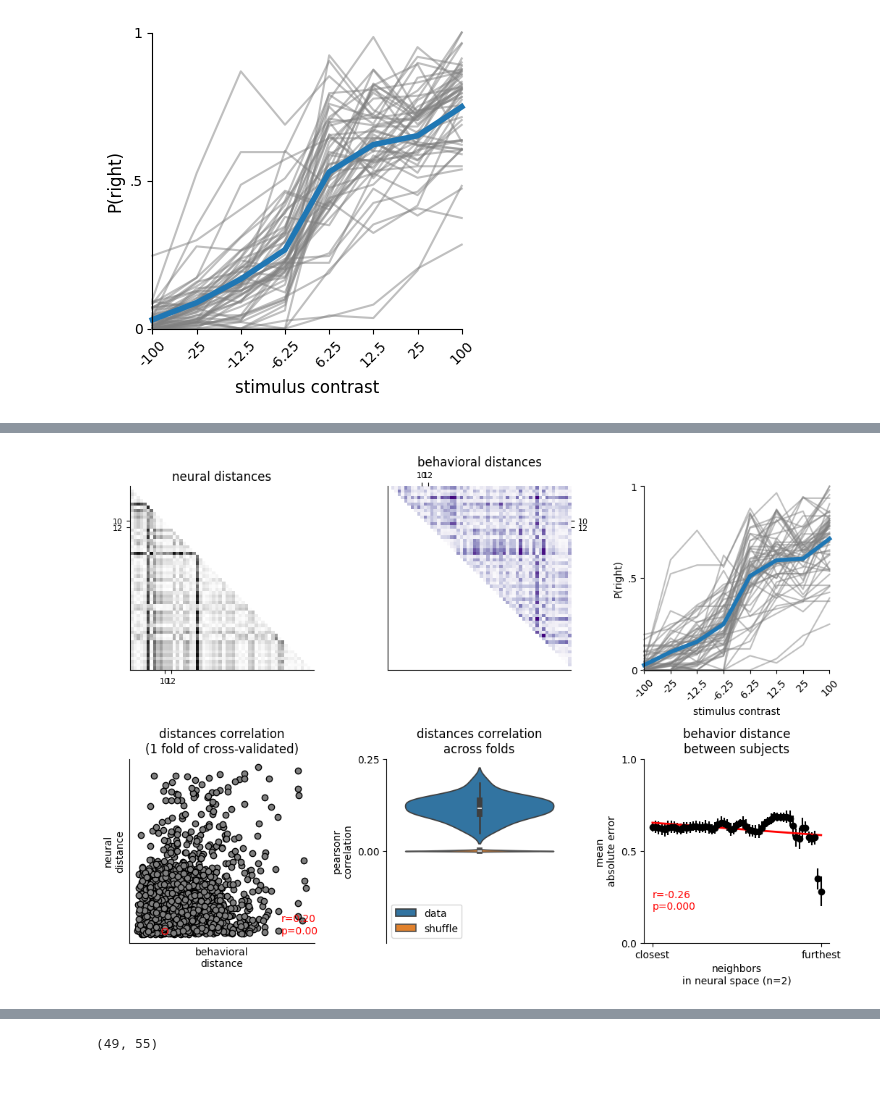
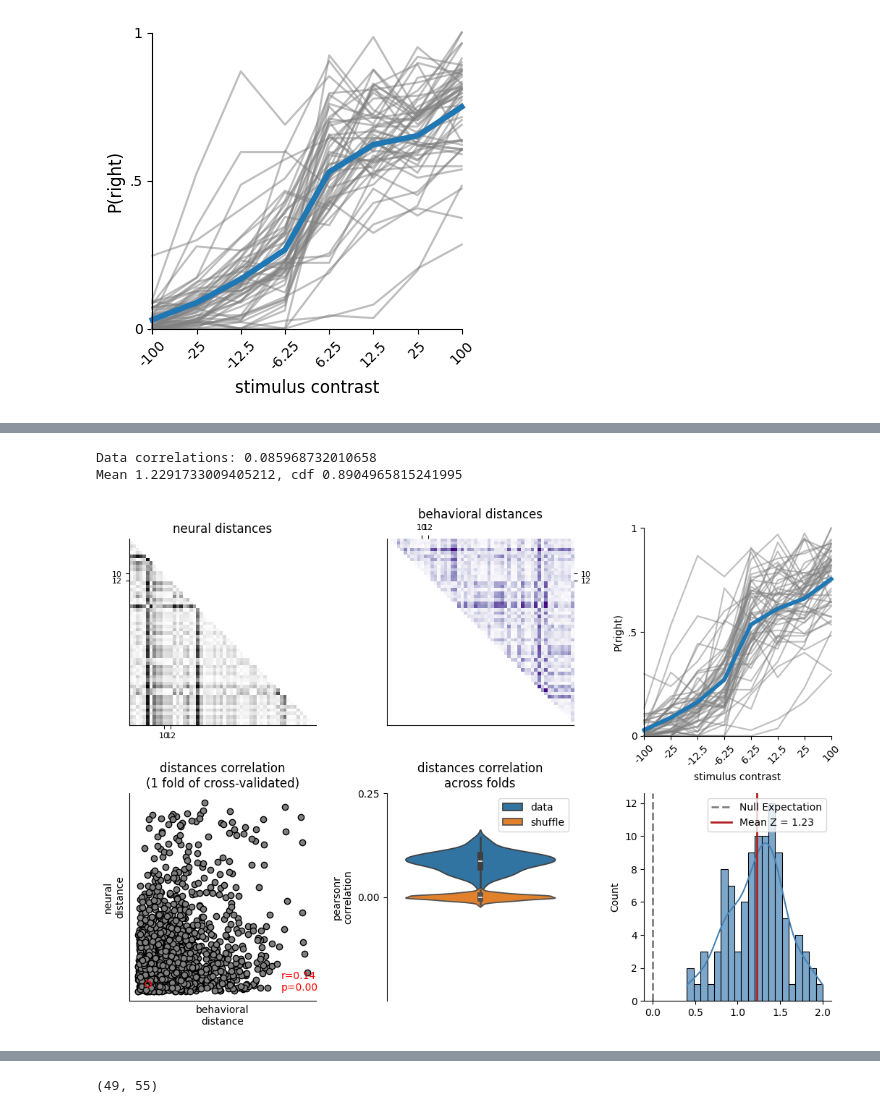
Before and after one commit to brunaafl/ShapeMetrics, a Jupyter notebook: ibl_analyses/notebooks/shape_metrics_figure.ipynb, the cells around one changed output, grey strips where cells are left out. Saved outputs shown, nothing was run; the diff lists cells and outputs as text; code cells hidden in the pictures; blank space fills up the shorter version.

Commit message:
Fixing some plot bugs + data directory name

```diff
--- a/ibl_analyses/notebooks/shape_metrics_figure.ipynb
+++ b/ibl_analyses/notebooks/shape_metrics_figure.ipynb
@@ -482,7 +478,7 @@ ys, cs = train_data_folds[0]
 # %%
 # Relaxing also the number of folds and shuffles
-n_folds = 50
-n_shuffles = 250
+n_folds = 100
+n_shuffles = 500
 
 all_c_corrs = []
 all_zscores = []
@@ -490,13 +486,6 @@ all_preds_top = []
 
 all_dist_neural = []
 all_dist_cc = []
-
-# new lists to save additional tests
-all_mantel = []              # list of [r, p, perm_rs]
-all_knn_jaccard = []         # list of dicts k->per-subject overlaps
-all_knn_jaccard_mean = []    # list of dicts k->mean overlap
-all_local_rank = []          # per-subject Spearman rs
-all_knn_mean_rank = []       # per-subject normalized mean ranks
 
 neurons_test=[]
 
@@ -517,7 +506,7 @@ for fold in tqdm.trange(n_folds):
 
     r,_ = sts.pearsonr(flat_dist_cc,flat_dist_neural)
     W = 10
-    preds_top = get_kneigh_decreasing(dist_neural,cs,S, W=W)
+    preds_top = get_kneigh_decreasing(dist_neural,cs,S)
 
     all_preds_top.append(preds_top)
 
@@ -570,10 +561,12 @@ dist_neural = all_dist_neural[np.argmax(data_corrs)].copy()
 dist_cc = all_dist_cc[np.argmax(data_corrs)].copy()
 
 # for plotting
+dist_neural = np.asarray(dist_neural, dtype=float)
+dist_cc = np.asarray(dist_cc, dtype=float)
 dist_neural_ = dist_neural.copy()
 dist_cc_ = dist_cc.copy()
-dist_neural_[np.triu_indices(dist_neural.shape[0],0)] = np.nan
-dist_cc_[np.tril_indices(dist_neural.shape[0],0)] = np.nan
+dist_neural_[np.triu_indices(dist_neural.shape[0], 0)] = np.nan
+dist_cc_[np.tril_indices(dist_neural.shape[0], 0)] = np.nan
 # %% [markdown]
 ### No cross validation
 # %%
@@ -1252,44 +1261,70 @@ axes[3].scatter(dist_cc[examples_idx,:][:,examples_idx][np.triu_indices(len(exam
                 dist_neural[examples_idx,:][:,examples_idx][np.triu_indices(len(examples_idx),1)].flatten(),facecolors='none', edgecolors='red',zorder=10)
 
 axes[4].set_title("distances correlation\nacross folds")
-data_corrs = np.array(all_c_corrs, dtype=object)[:,0]
+data_corrs = np.array(all_c_corrs[:, 0])
+#shuffle_corrs = np.array([np.mean(c) for c in all_c_corrs[:, 1]])
+shuffle_corrs = np.array([c for c in all_c_corrs[:, 1]]).mean(axis=0)
 low, high = np.percentile(data_corrs,[2.5,97.5])
-
-shuffle_corrs = np.array(all_c_corrs, dtype=object)[:,1].mean()
 
 sns.violinplot(data_corrs,label="data",ax=axes[4])
 sns.violinplot(shuffle_corrs,label="shuffle",ax=axes[4],clip_on=False)
 axes[4].legend()
 axes[4].set_ylabel("pearsonr\ncorrelation")
 #axes[4].text(0.1,0.02,"low={:.2f}\n high={:.3f}".format(low,high),color='r')
 axes[4].set_yticks([0,0.25])
 axes[4].set_ylim(-0.25,0.25)
 axes[4].set_xticks([])
 
+from scipy.stats import norm
+r = np.array(all_c_corrs[:, 0])
+print(f'Data correlations: {data_corrs.mean()}')
+null_means = np.array([np.mean(c) for c in all_c_corrs[:, 1]])
+null_stds = np.array([np.std(c) for c in all_c_corrs[:, 1]])
+
+# Calculate Z-scores
+z = (r - null_means) / null_stds
+
+print(f'Mean {z.mean()}, cdf {norm.cdf(z.mean())}')
+
+sns.histplot(
+    z,
+    bins=20,
+    kde=True,
+    color="steelblue",
+    edgecolor="black",
+    alpha=0.7,
+    ax=axes[5]
+)
+axes[5].axvline(0, color='gray', linestyle='--', linewidth=2, label='Null Expectation')
+axes[5].axvline(np.mean(z), color='firebrick', linestyle='-', linewidth=2, label=f'Mean Z = {np.mean(z):.2f}')
+axes[5].legend(frameon=True, facecolor='white')
 
 ## Here, for the distance between the subject and its neighbors, I compute the mean absolute error instead of the correlation
 # So, now, the regression should have a positive value since the more similar the neighbors are, the smaller the distance should be
-_ids = list(range(S-W+1))*np.shape(all_preds_top)[0]
+"""
+_ids = list(range(S+1))*np.shape(all_preds_top)[0]
 
 r=sts.linregress(_ids,np.nanmean(all_preds_top,2).reshape(-1))
-num_sess = dist_neural_.shape[0]-W+1
+num_sess = dist_neural_.shape[0]+1
 plt.errorbar(range(num_sess),np.nanmean(np.nanmean(all_preds_top,2),0),np.std(np.nanmean(all_preds_top,2),0),fmt='o',color='black',clip_on=False)
 axes[5].set_title("behavior distance\nbetween subjects")
 
 axes[5].text(0,0.18,"r={:.2f}\np={:.3f}".format(r.rvalue,r.pvalue),color='r')
 axes[5].set_ylabel("mean \nabsolute error")
 axes[5].set_yticks([0,0.5,1])
-axes[5].set_xticks([0,S-W],["closest","furthest"])
+axes[5].set_xticks([0,S],["closest","furthest"])
 
 axes[5].set_xlabel("neighbors\nin neural space (n=2)")
 axes[5].set_ylim(0,1)
 # plot regression line on top of the data using the slope and intercept
 axes[5].plot(range(num_sess)*r.slope+r.intercept,"r-",lw=2)
-
+"""
 fig.tight_layout()
 sns.despine()
 sns.despine(ax=axes[4],bottom=True)
 
 #plt.savefig("IBL_figure_response.svg",dpi=300)
 # %% [output]
+Data correlations: 0.085968732010658
+Mean 1.2291733009405212, cdf 0.8904965815241995
-[figure, old version]
+[figure, new version]
```
Also changed, not shown: parts of 14 cells of this notebook, 2 other files.
